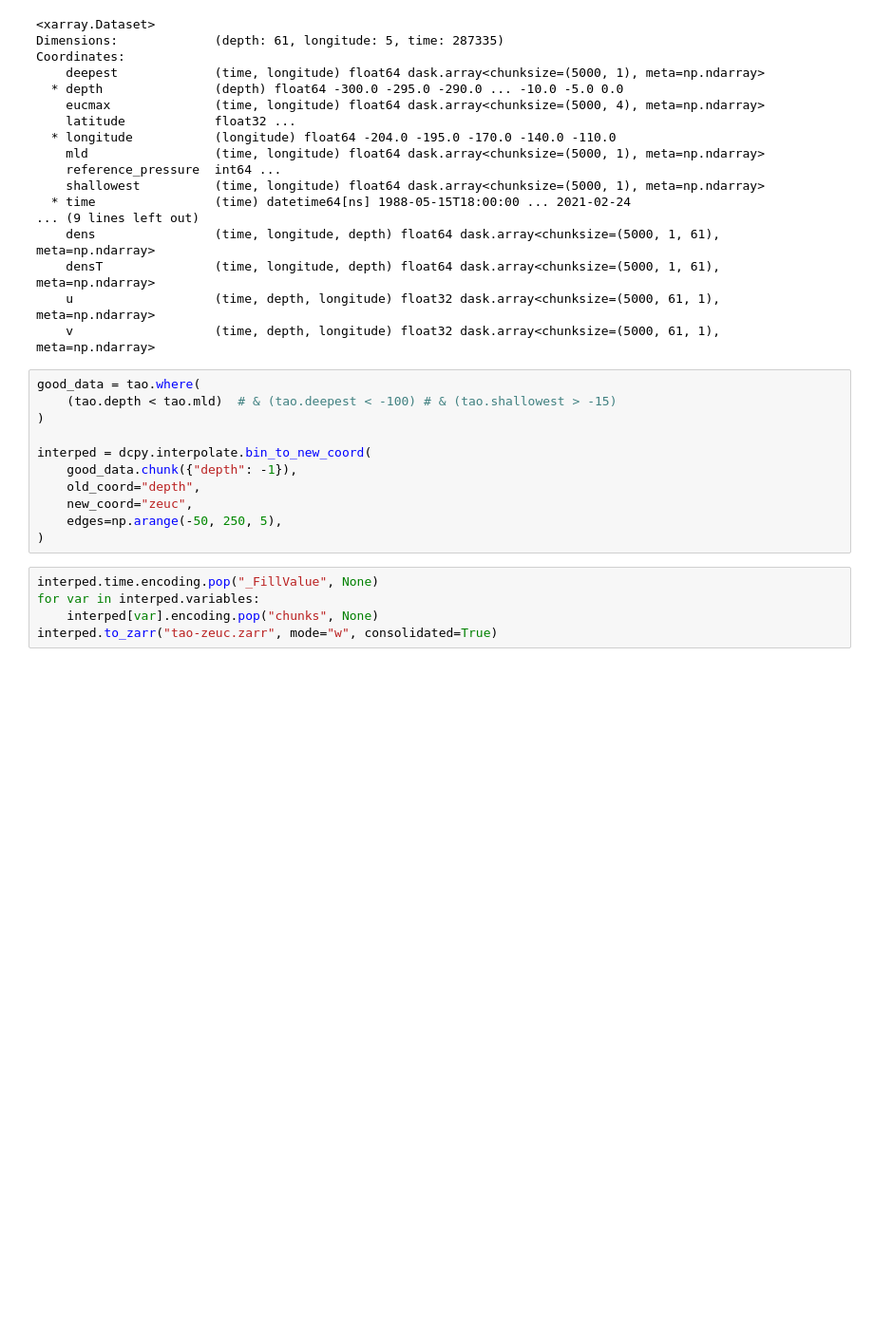
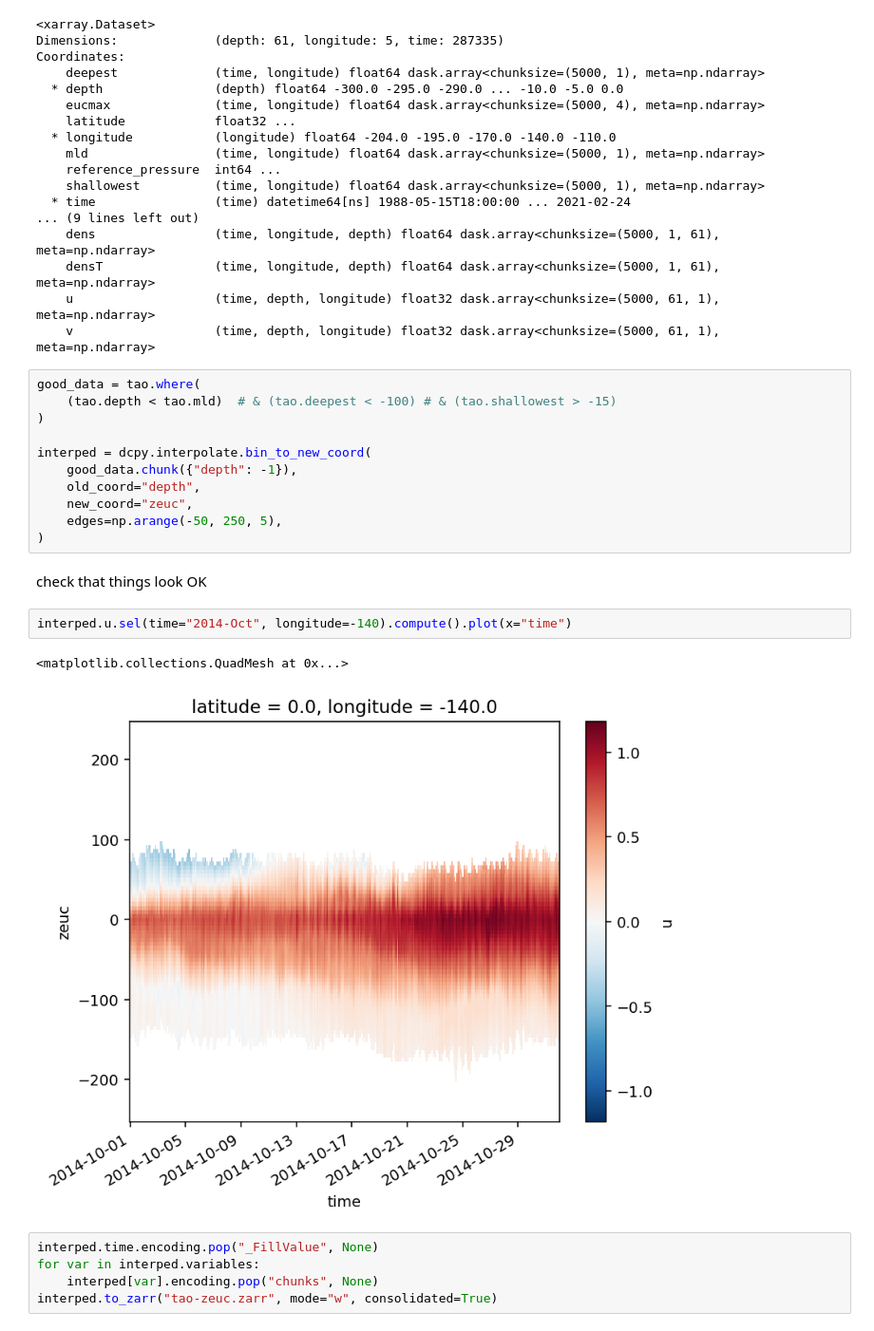
Before and after one commit to dcherian/pump, a Jupyter notebook: notebooks/dataset-preparation.ipynb, the cells around one changed output. Shown at 95% size. Drawn from its saved outputs; the diff is of its cells as text; blank space fills up the shorter version.

```diff
--- a/notebooks/dataset-preparation.ipynb
+++ b/notebooks/dataset-preparation.ipynb
@@ -715,6 +715,13 @@ interped = dcpy.interpolate.bin_to_new_coord(
     new_coord="zeuc",
     edges=np.arange(-50, 250, 5),
 )
+# %% [markdown]
+check that things look OK
+# %%
+interped.u.sel(time="2014-Oct", longitude=-140).compute().plot(x="time")
+# %% [output]
+<matplotlib.collections.QuadMesh at 0x...>
+[figure, added]
 # %%
 interped.time.encoding.pop("_FillValue", None)
 for var in interped.variables:
```
Also changed, not shown: parts of 1 cell of this notebook.
